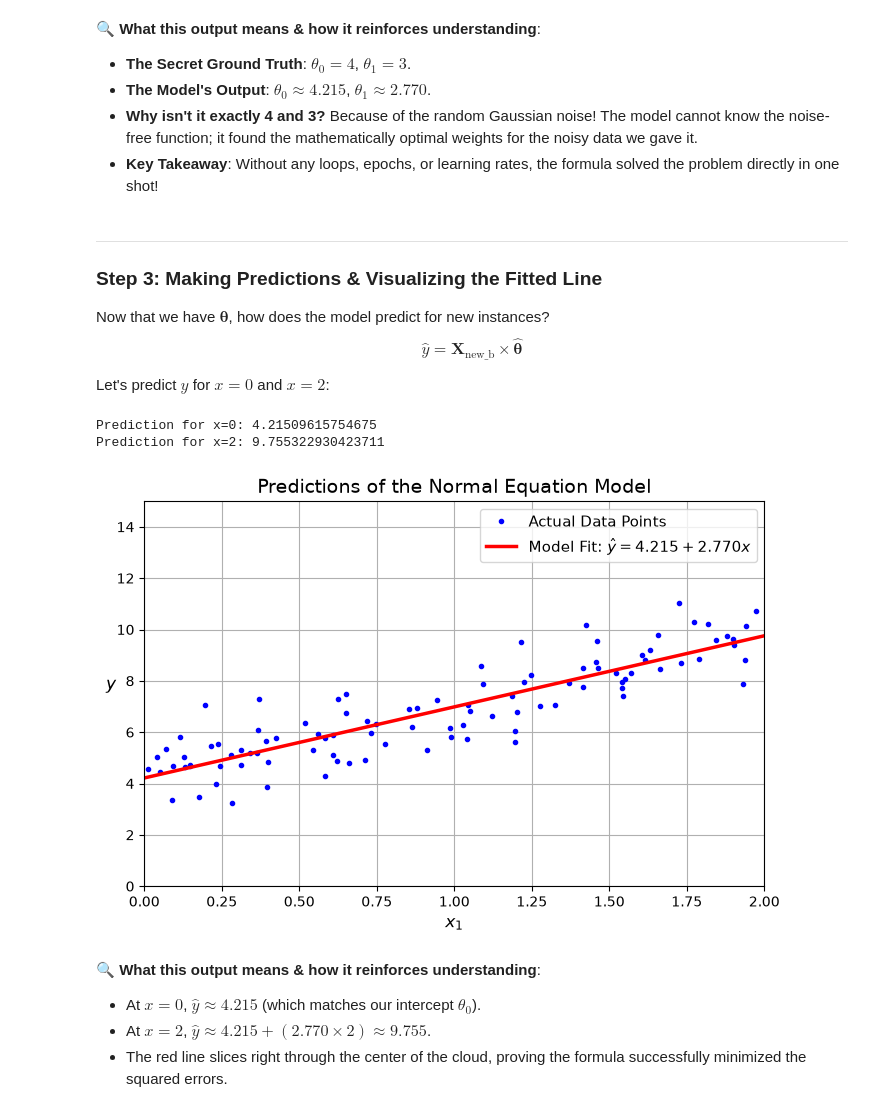
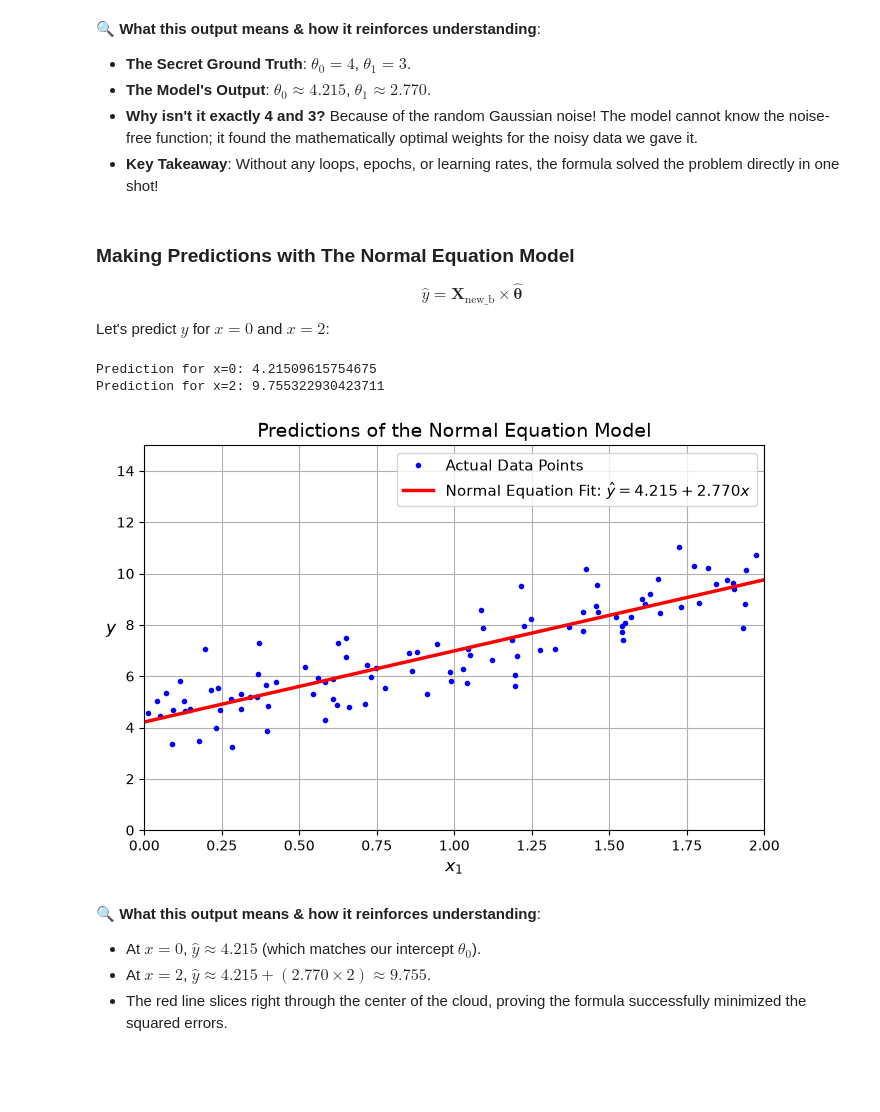
Before and after one commit to Hamshary99/mohamed-ai-learning, a Jupyter notebook: week1/day2/notebooks/Ch4_practice.ipynb, the cells around one changed output. Cells and saved outputs as stored; diff of their text form; code cells hidden in the pictures; blank space fills up the shorter version.

```diff
--- a/week1/day2/notebooks/Ch4_practice.ipynb
+++ b/week1/day2/notebooks/Ch4_practice.ipynb
@@ -108,38 +105,36 @@ Estimated theta_1 (Slope):     2.7701133864384806
 - **Why isn't it exactly 4 and 3?** Because of the random Gaussian noise! The model cannot know the noise-free function; it found the mathematically optimal weights for the noisy data we gave it.
 - **Key Takeaway**: Without any loops, epochs, or learning rates, the formula solved the problem directly in one shot!
 # %% [markdown]
----
-### Step 3: Making Predictions & Visualizing the Fitted Line
+### Making Predictions with The Normal Equation Model
 
-Now that we have $\hat{\mathbf{\theta}}$, how does the model predict for new instances?
 $$\hat{y} = \mathbf{X}_{\text{new\_b}} \times \hat{\mathbf{\theta}}$$
 
 Let's predict $y$ for $x = 0$ and $x = 2$:
 # %%
 # New instances to predict: x1 = 0 and x1 = 2
 X_new = np.array([[0], [2]])
 X_new_b = np.c_[np.ones((2, 1)), X_new] # add x0 = 1
 
 # Make prediction: y_hat = X_new_b @ theta_best
 y_predict = X_new_b @ theta_best
 print("Prediction for x=0:", y_predict[0][0])
 print("Prediction for x=2:", y_predict[1][0])
 
 # Plot the regression line over the data
 plt.figure(figsize=(8, 5))
 plt.plot(X, y, "b.", label="Actual Data Points")
-plt.plot(X_new, y_predict, "r-", linewidth=2.5, label="Model Fit: $\\hat{y} = 4.215 + 2.770x$")
+plt.plot(X_new, y_predict, "r-", linewidth=2.5, label="Normal Equation Fit: $\\hat{y} = 4.215 + 2.770x$")
 plt.xlabel("$x_1$", fontsize=12)
 plt.ylabel("$y$", rotation=0, fontsize=12)
 plt.title("Predictions of the Normal Equation Model", fontsize=14)
 plt.axis([0, 2, 0, 15])
 plt.grid(True)
 plt.legend(fontsize=11)
 plt.show()
 # %% [output]
 Prediction for x=0: 4.21509615754675
 Prediction for x=2: 9.755322930423711
-[figure, old version]
+[figure, new version]
 # %% [markdown]
 🔍 **What this output means & how it reinforces understanding**:
 - At $x = 0$, $\hat{y} \approx 4.215$ (which matches our intercept $\theta_0$).
```
Also changed, not shown: parts of 6 cells of this notebook, 1 other file.
